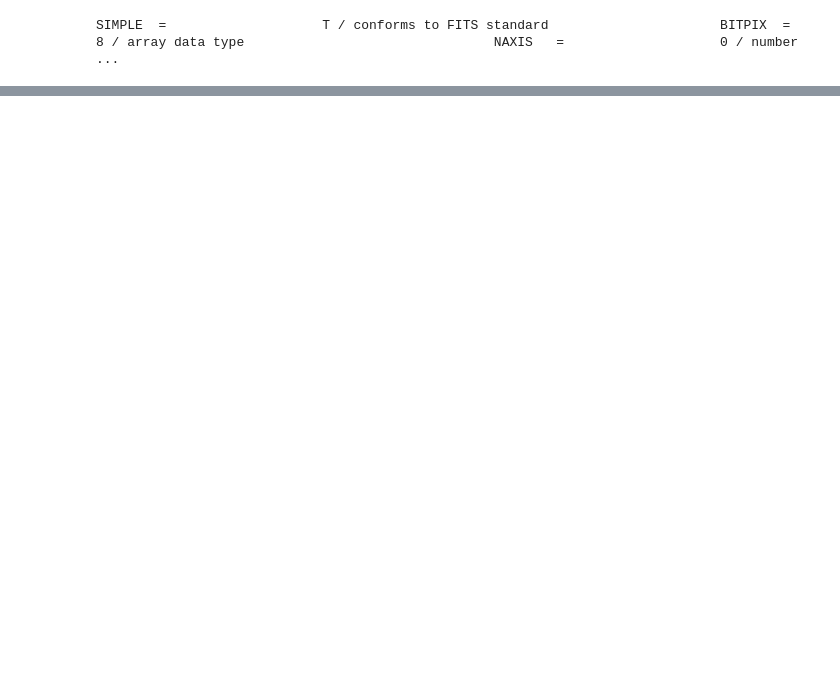
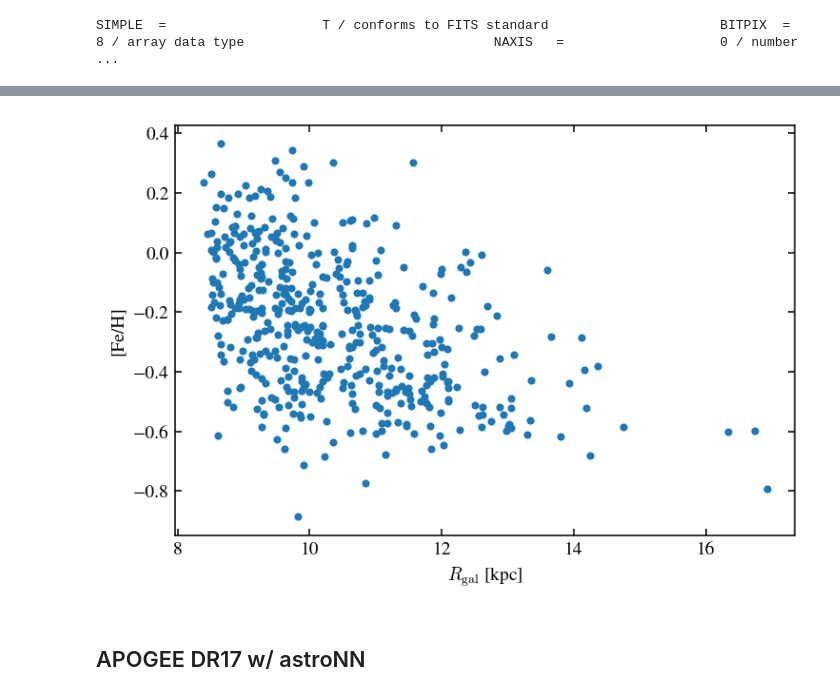
Before and after one commit to lodubay/abeona, a Jupyter notebook: notebooks/birth_radius.ipynb, the cells around one changed output, grey strips where cells are left out. Cells and saved outputs as stored; diff of their text form; code cells hidden in the pictures; blank space fills up the shorter version.

```diff
--- a/notebooks/birth_radius.ipynb
+++ b/notebooks/birth_radius.ipynb
@@ -45,0 +98,3 @@ Table length=1089927
+# %%
+testdata = table[['ra', 'dec', 'r_med_photogeo', 'teff', 'logg', 'fe_h']][:1000]
+testdata
@@ -45,0 +121,6 @@ Table length=1089927
+# %%
+galr, galphi, galz = skycoord_to_galactocentric(testdata['ra'], testdata['dec'], testdata['r_med_photogeo'])
+testdata['galr'] = galr
+testdata['galphi'] = galphi
+testdata['galz'] = galz
+testdata
@@ -45,0 +147,4 @@ Table length=1089927
+# %%
+testdata = testdata[(testdata['teff'] >= 3500) & (testdata['teff'] < 5500) &
+                    (testdata['logg'] >= 1.) & (testdata['logg'] < 3.8)]
+testdata
@@ -45,0 +171,10 @@ Table length=1089927
+# %%
+fig, ax = plt.subplots()
+ax.scatter(testdata['galr'], testdata['fe_h'], s=10)
+ax.set_xlabel(r'$R_{\rm gal}$ [kpc]')
+ax.set_ylabel('[Fe/H]')
+plt.show()
+# %% [output]
+[figure, added]
+# %% [markdown]
+## APOGEE DR17 w/ astroNN
```
Also changed, not shown: parts of 16 cells of this notebook, 1 other file.
